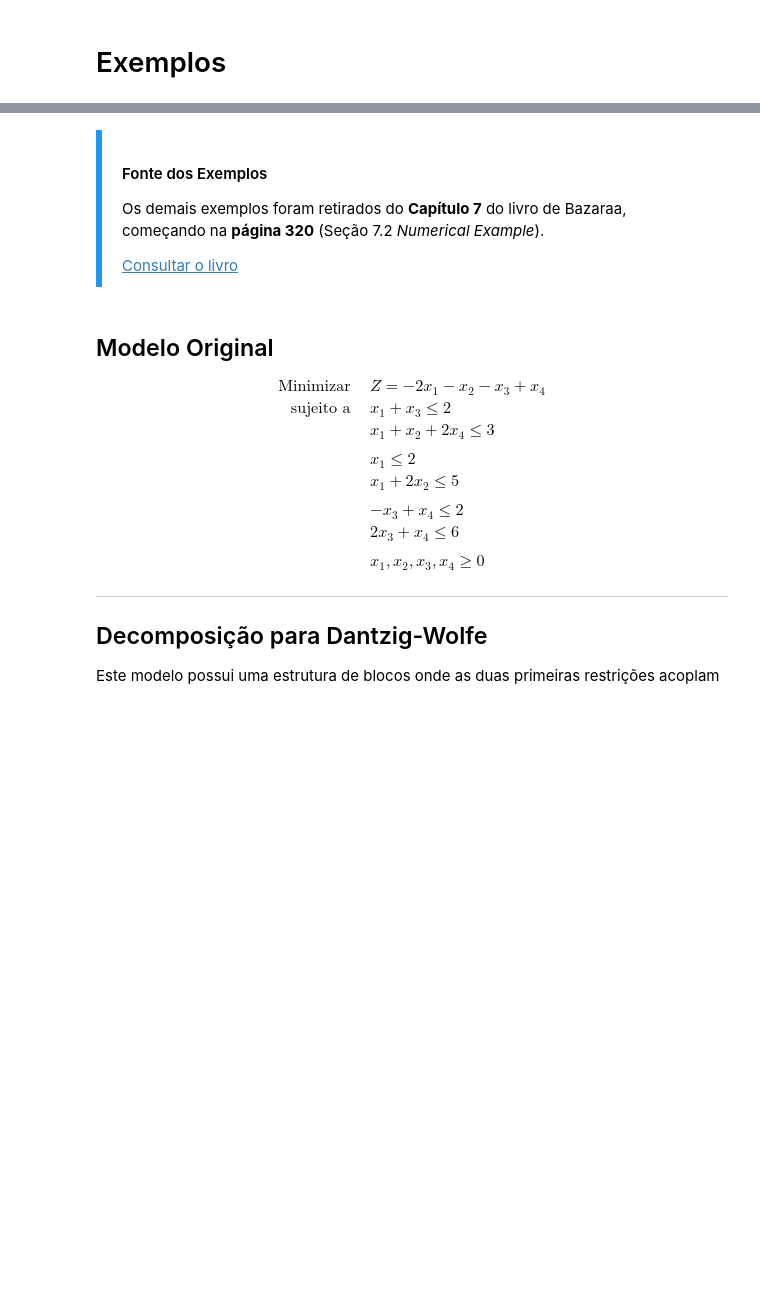
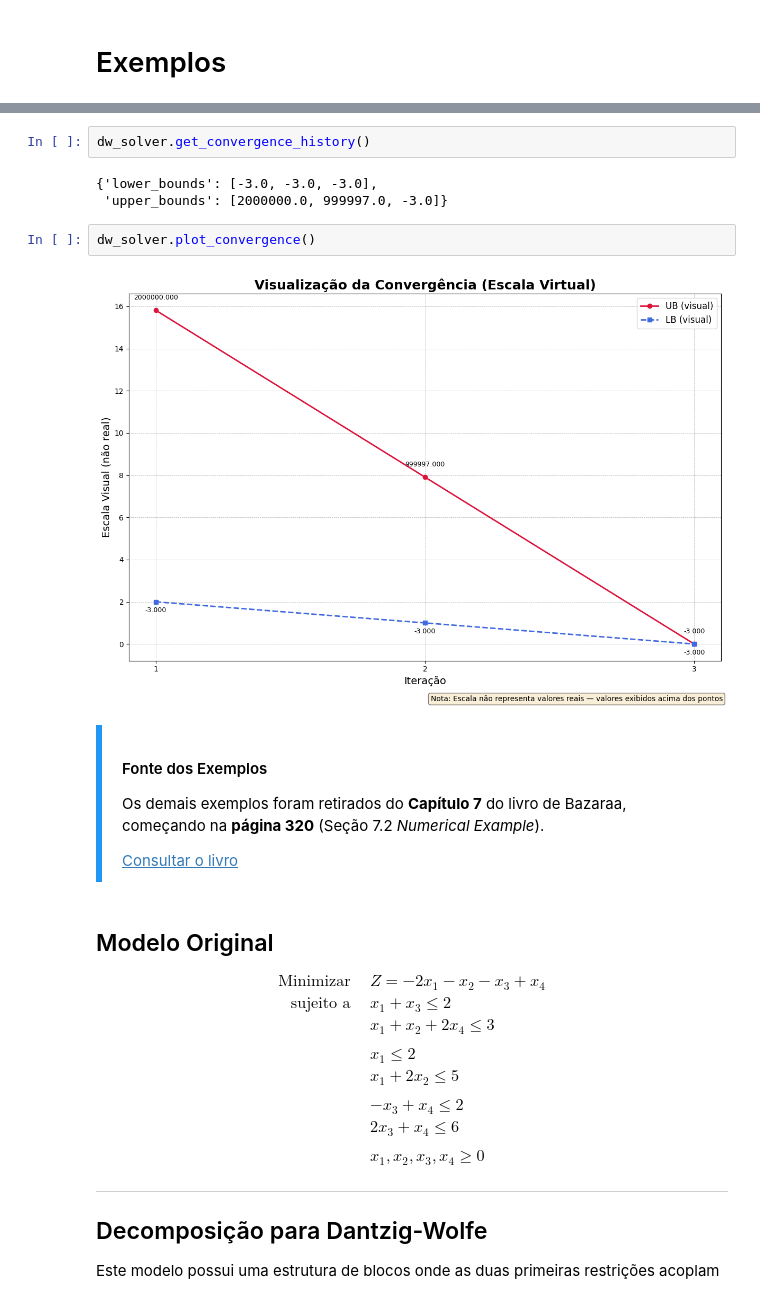
Before and after one commit to JoseBieco/SME5901-SME5902-Entregas, a Jupyter notebook: Dantzig-Wolfe.ipynb, the cells around one changed output, grey strips where cells are left out. Cells and saved outputs as stored; diff of their text form; blank space fills up the shorter version.

```diff
--- a/Dantzig-Wolfe.ipynb
+++ b/Dantzig-Wolfe.ipynb
@@ -739,6 +760,15 @@ Valores das Variáveis de Decisão:
   - Solução Bloco 1 (x1, x2): [0. 0.]
   - Solução Bloco 2 (x3, x4): [1. 0.]
 ===================================================
+# %%
+dw_solver.get_convergence_history()
+# %% [output]
+{'lower_bounds': [-3.0, -3.0, -3.0],
+ 'upper_bounds': [2000000.0, 999997.0, -3.0]}
+# %%
+dw_solver.plot_convergence()
+# %% [output]
+[figure, added]
 # %% [markdown]
 <div style=" border-left: 6px solid #2196F3; padding: 10px 20px; margin: 20px 0;">
 <h4>Fonte dos Exemplos</h4>
```
Also changed, not shown: parts of 19 cells of this notebook.
